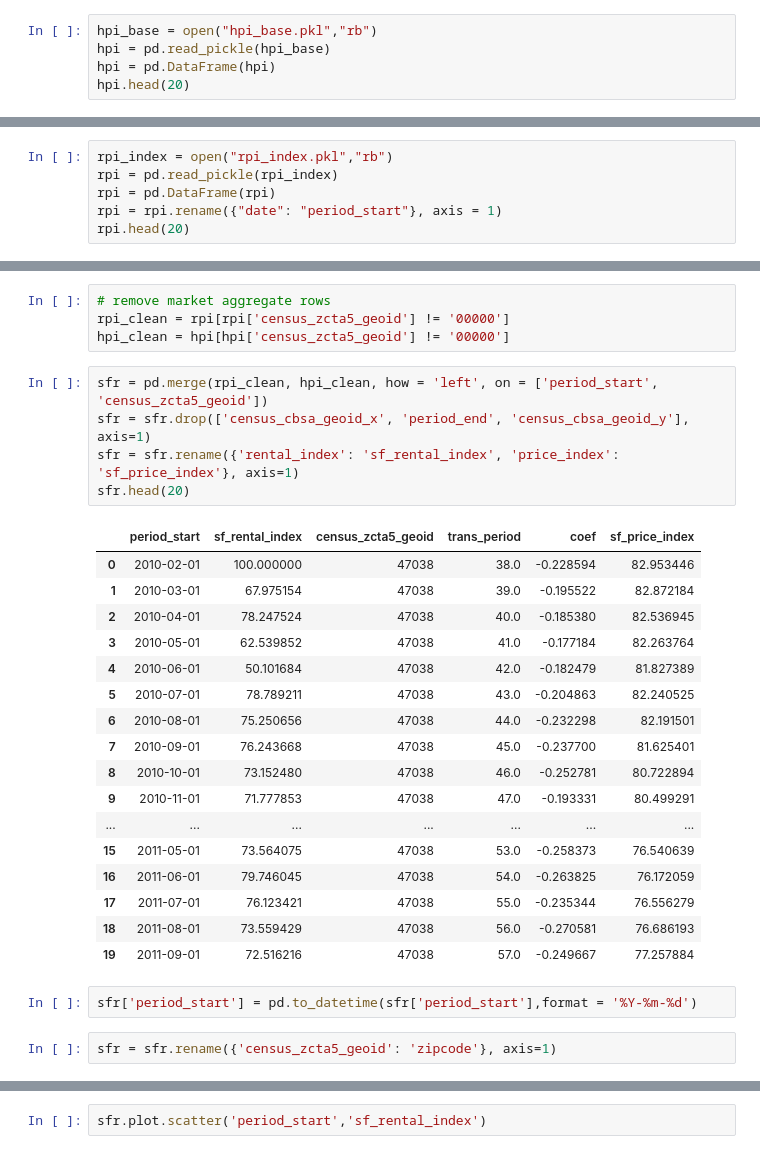
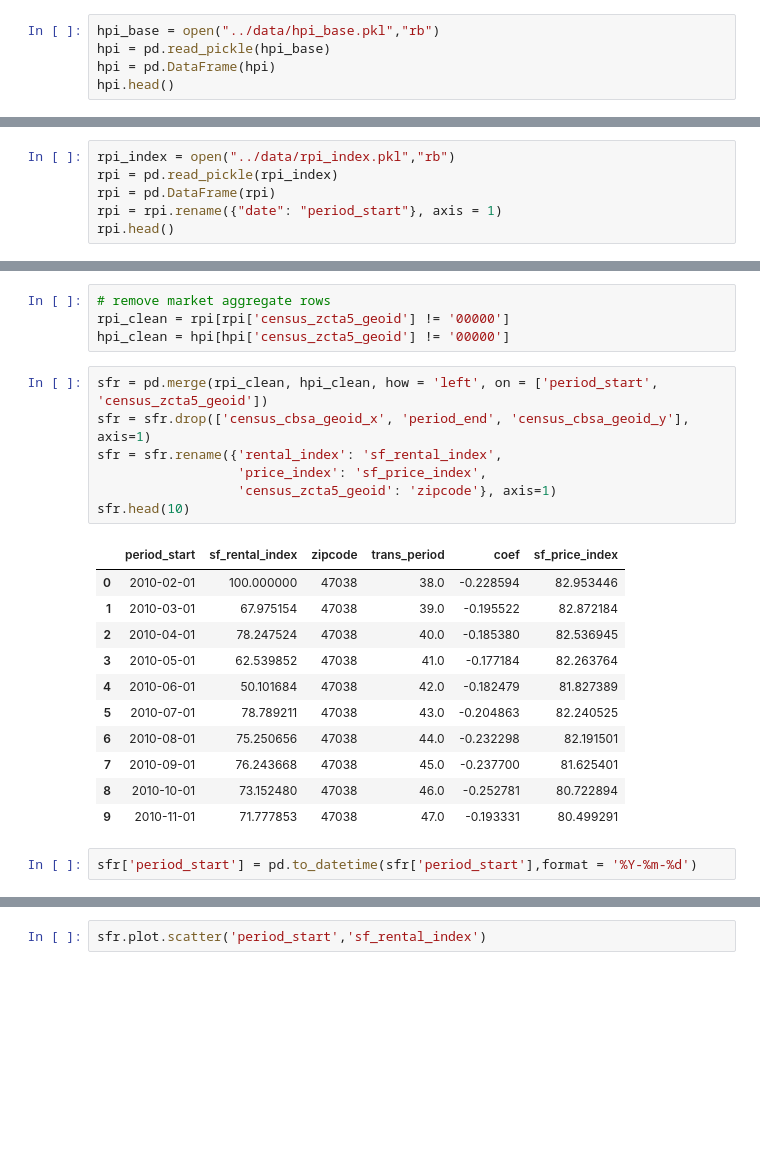
Before and after one commit to eihwood/Haystacks.AI-7, a Jupyter notebook: src/emmy_atlantaEDA.ipynb, the cells around one changed output, grey strips where cells are left out. Drawn from its saved outputs; the diff is of its cells as text; blank space fills up the shorter version.

```diff
--- a/src/emmy_atlantaEDA.ipynb
+++ b/src/emmy_atlantaEDA.ipynb
@@ -15,10 +15,10 @@ pd.set_option('display.max_columns', 500)
 # %%
 # HPI / RPI exploration
 # %%
-hpi_base = open("hpi_base.pkl","rb")
+hpi_base = open("../data/hpi_base.pkl","rb")
 hpi = pd.read_pickle(hpi_base)
 hpi = pd.DataFrame(hpi)
-hpi.head(20)
+hpi.head()
 # %% [output]
 |  | period_start | period_end | trans_period | coef | price_index | census_zcta5_geoid | census_cbsa_geoid |
 | 0 | 2007-01-01 | 2007-01-31 | 1.0 | 0.000000 | 100.000000 | 00000 | 11460 |
@@ -49,11 +38,11 @@ len(hpi['trans_period'].unique()) # 200 periods, monthly from 2007 to present
 # %% [output]
 200
 # %%
-rpi_index = open("rpi_index.pkl","rb")
+rpi_index = open("../data/rpi_index.pkl","rb")
 rpi = pd.read_pickle(rpi_index)
 rpi = pd.DataFrame(rpi)
 rpi = rpi.rename({"date": "period_start"}, axis = 1)
-rpi.head(20)
+rpi.head()
 # %% [output]
 |  | period_start | rental_index | census_cbsa_geoid | census_zcta5_geoid |
 | 0 | 2010-02-01 | 100.000000 | 17140 | 00000 |
@@ -121,10 +99,12 @@ hpi_clean = hpi[hpi['census_zcta5_geoid'] != '00000']
 # %%
 sfr = pd.merge(rpi_clean, hpi_clean, how = 'left', on = ['period_start', 'census_zcta5_geoid'])
 sfr = sfr.drop(['census_cbsa_geoid_x', 'period_end', 'census_cbsa_geoid_y'], axis=1)
-sfr = sfr.rename({'rental_index': 'sf_rental_index', 'price_index': 'sf_price_index'}, axis=1)
-sfr.head(20)
+sfr = sfr.rename({'rental_index': 'sf_rental_index',
+                  'price_index': 'sf_price_index',
+                  'census_zcta5_geoid': 'zipcode'}, axis=1)
+sfr.head(10)
 # %% [output]
-|  | period_start | sf_rental_index | census_zcta5_geoid | trans_period | coef | sf_price_index |
+|  | period_start | sf_rental_index | zipcode | trans_period | coef | sf_price_index |
 | 0 | 2010-02-01 | 100.000000 | 47038 | 38.0 | -0.228594 | 82.953446 |
 | 1 | 2010-03-01 | 67.975154 | 47038 | 39.0 | -0.195522 | 82.872184 |
 | 2 | 2010-04-01 | 78.247524 | 47038 | 40.0 | -0.185380 | 82.536945 |
@@ -135,13 +115,5 @@ sfr.head(20)
 | 7 | 2010-09-01 | 76.243668 | 47038 | 45.0 | -0.237700 | 81.625401 |
 | 8 | 2010-10-01 | 73.152480 | 47038 | 46.0 | -0.252781 | 80.722894 |
 | 9 | 2010-11-01 | 71.777853 | 47038 | 47.0 | -0.193331 | 80.499291 |
-| ... | ... | ... | ... | ... | ... | ... |
-| 15 | 2011-05-01 | 73.564075 | 47038 | 53.0 | -0.258373 | 76.540639 |
-| 16 | 2011-06-01 | 79.746045 | 47038 | 54.0 | -0.263825 | 76.172059 |
-| 17 | 2011-07-01 | 76.123421 | 47038 | 55.0 | -0.235344 | 76.556279 |
-| 18 | 2011-08-01 | 73.559429 | 47038 | 56.0 | -0.270581 | 76.686193 |
-| 19 | 2011-09-01 | 72.516216 | 47038 | 57.0 | -0.249667 | 77.257884 |
 # %%
 sfr['period_start'] = pd.to_datetime(sfr['period_start'],format = '%Y-%m-%d')
-# %%
-sfr = sfr.rename({'census_zcta5_geoid': 'zipcode'}, axis=1)
```
Also changed, not shown: parts of 50 cells of this notebook.
